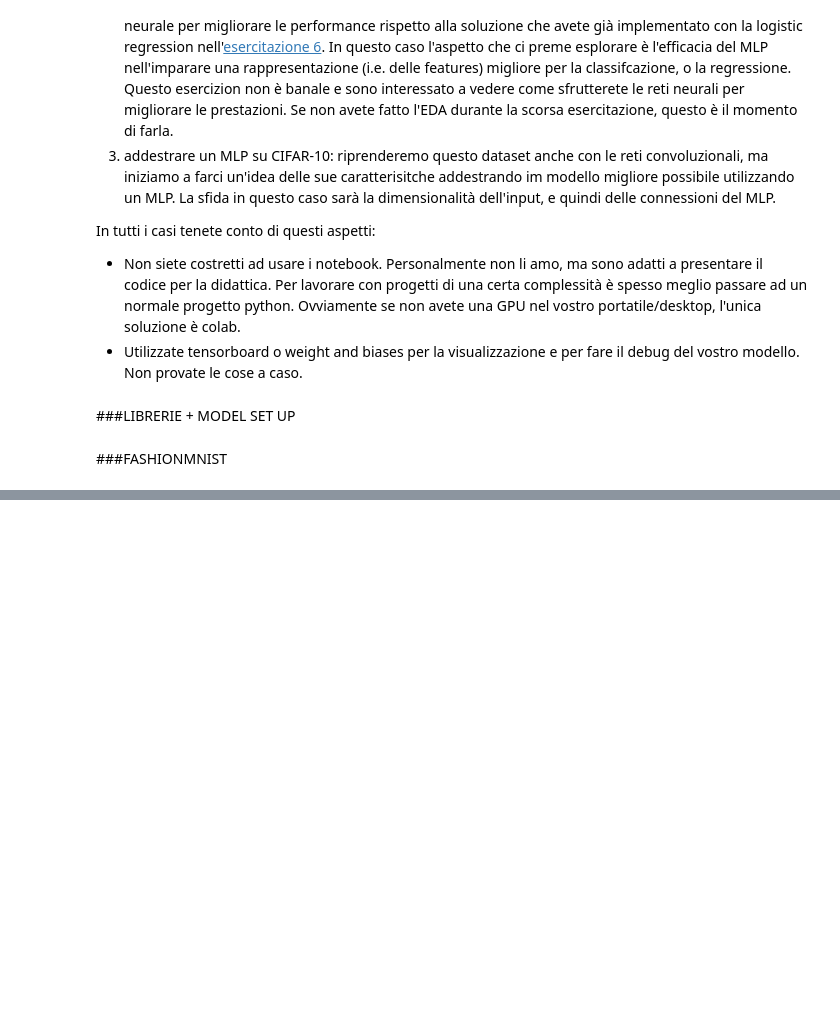
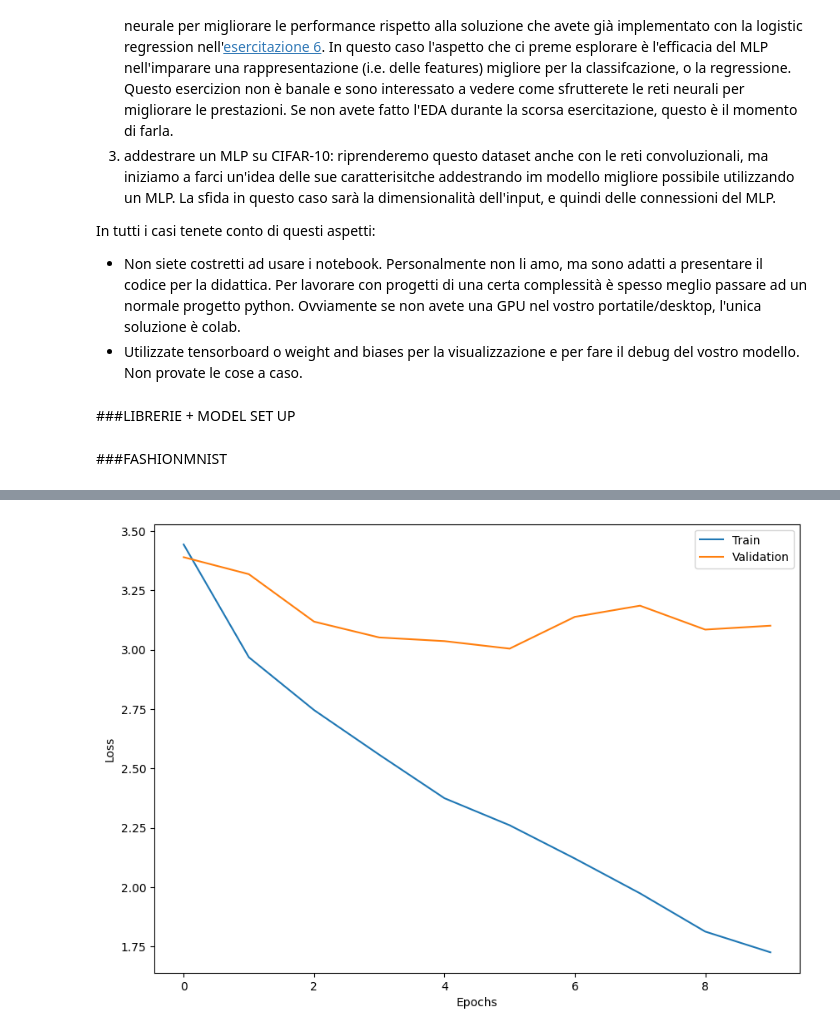
Before and after one commit to VivianPita/lab_iagi, a Jupyter notebook: Es_7_mlp.ipynb, the cells around one changed output, grey strips where cells are left out. Saved outputs shown, nothing was run; the diff lists cells and outputs as text; code cells hidden in the pictures; blank space fills up the shorter version.

```diff
--- a/Es_7_mlp.ipynb
+++ b/Es_7_mlp.ipynb
@@ -124,0 +244,25 @@ device = torch.device("cuda" if torch.cuda.is_available() else "cpu")
+# %%
+class DatasetYearPrediction(torch.utils.data.Dataset):
+    def __init__(self, x, y):
+        self.x = torch.tensor(x, dtype=torch.float32)
+        self.y = torch.tensor(y, dtype=torch.long)
+
+    def __len__(self):
+        return len(self.x)
+
+    def __getitem__(self, idx):
+        return self.x[idx], self.y[idx]
+# %%
+train_set = DatasetYearPrediction(x_train, y_train)
+validation_set = DatasetYearPrediction(x_validation, y_validation)
+test_set = DatasetYearPrediction(x_test, y_test)
+
+train_loader = DataLoader(train_set, batch_size=64, shuffle=True)
+validation_loader = DataLoader(validation_set, batch_size=64, shuffle=True)
+test_loader = DataLoader(test_set, batch_size=64, shuffle=True)
+# %%
+model = MLP(90, 128, max(y_train)+1).to(device) #+1 because the classes start at 0
+optimizer = optim.Adam(model.parameters(),lr=0.01)
+loss = nn.CrossEntropyLoss()
+# %%
+train_losses, validation_losses = train(model, device, optimizer, loss, 10, train_loader, validation_loader)
@@ -124,0 +280,10 @@ device = torch.device("cuda" if torch.cuda.is_available() else "cpu")
+# %%
+plt.figure(figsize=(10, 7))
+plt.plot(train_losses, label='Train')
+plt.plot(validation_losses, label='Validation')
+plt.xlabel('Epochs')
+plt.ylabel('Loss')
+plt.legend()
+plt.show()
+# %% [output]
+[figure, added]
```
Also changed, not shown: parts of 13 cells of this notebook.
